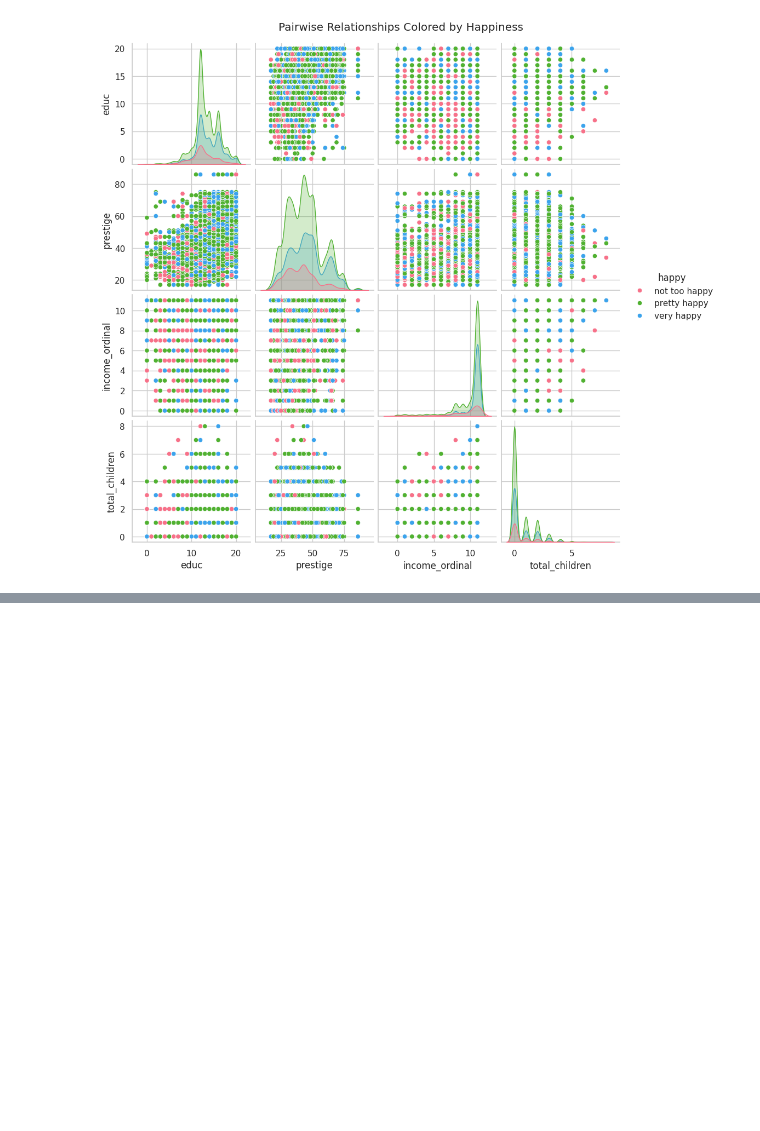
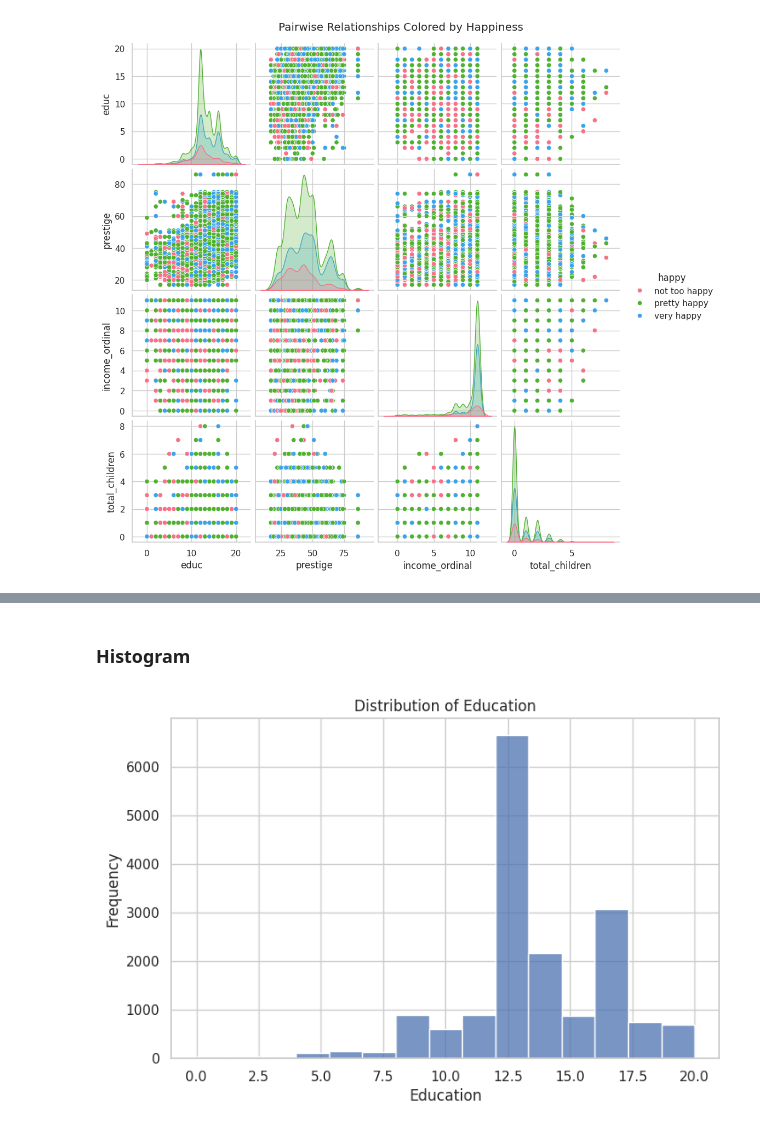
Before and after one commit to iamnoob96/Akshar_Sinha, a Jupyter notebook: Phase_1_Exploratory_Data_Analysis.ipynb, the cells around one changed output, grey strips where cells are left out. Drawn from its saved outputs; the diff is of its cells as text; code cells hidden in the pictures; blank space fills up the shorter version.

```diff
--- a/Phase_1_Exploratory_Data_Analysis.ipynb
+++ b/Phase_1_Exploratory_Data_Analysis.ipynb
@@ -297,0 +371,11 @@ plt.show()
+# %% [markdown]
+### Histogram
+# %%
+plt.figure(figsize=(8, 5))
+sns.histplot(df['educ'].dropna(), bins=15, kde=False)
+plt.title('Distribution of Education')
+plt.xlabel('Education')
+plt.ylabel('Frequency')
+plt.show()
+# %% [output]
+[figure, added]
```
Also changed, not shown: parts of 65 cells of this notebook.
